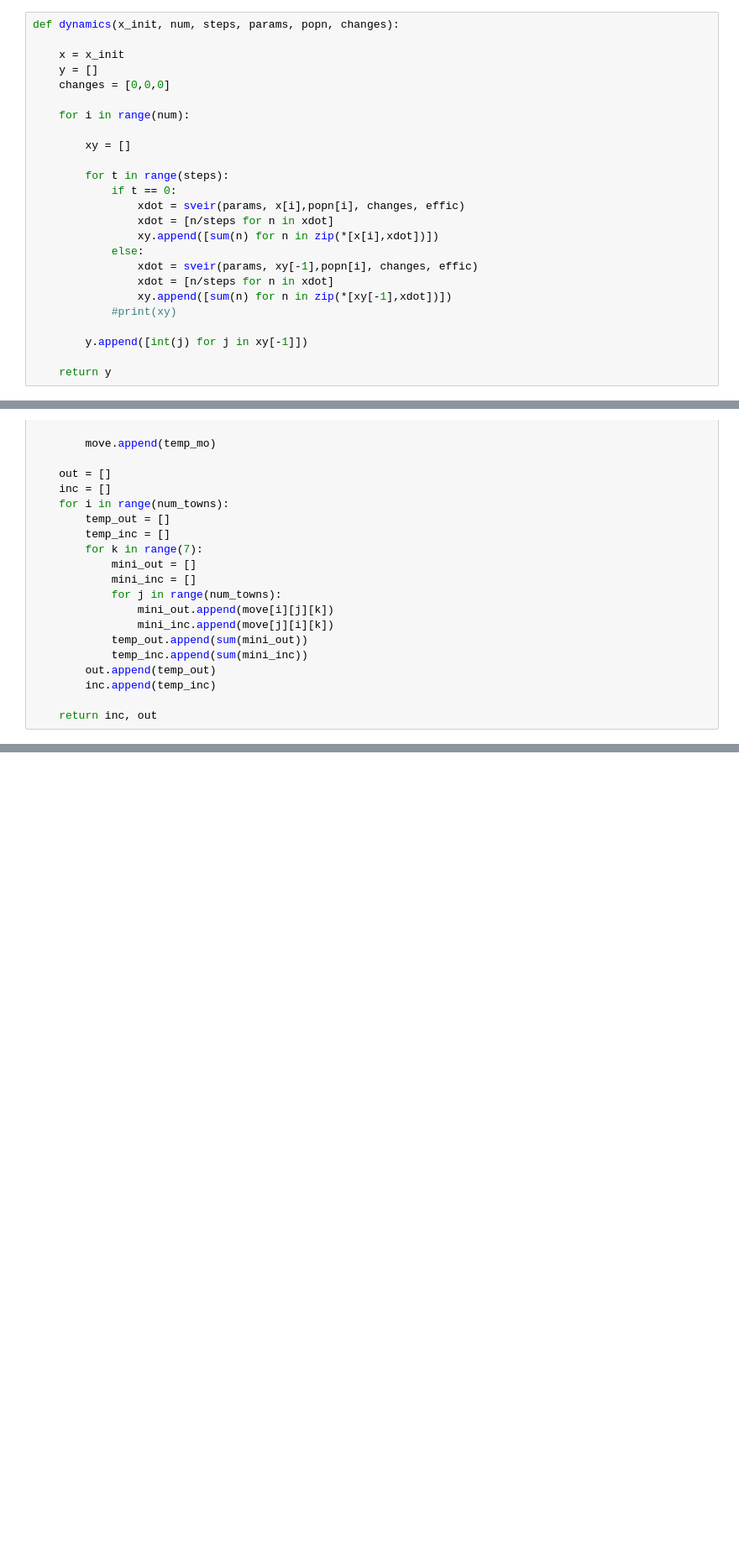
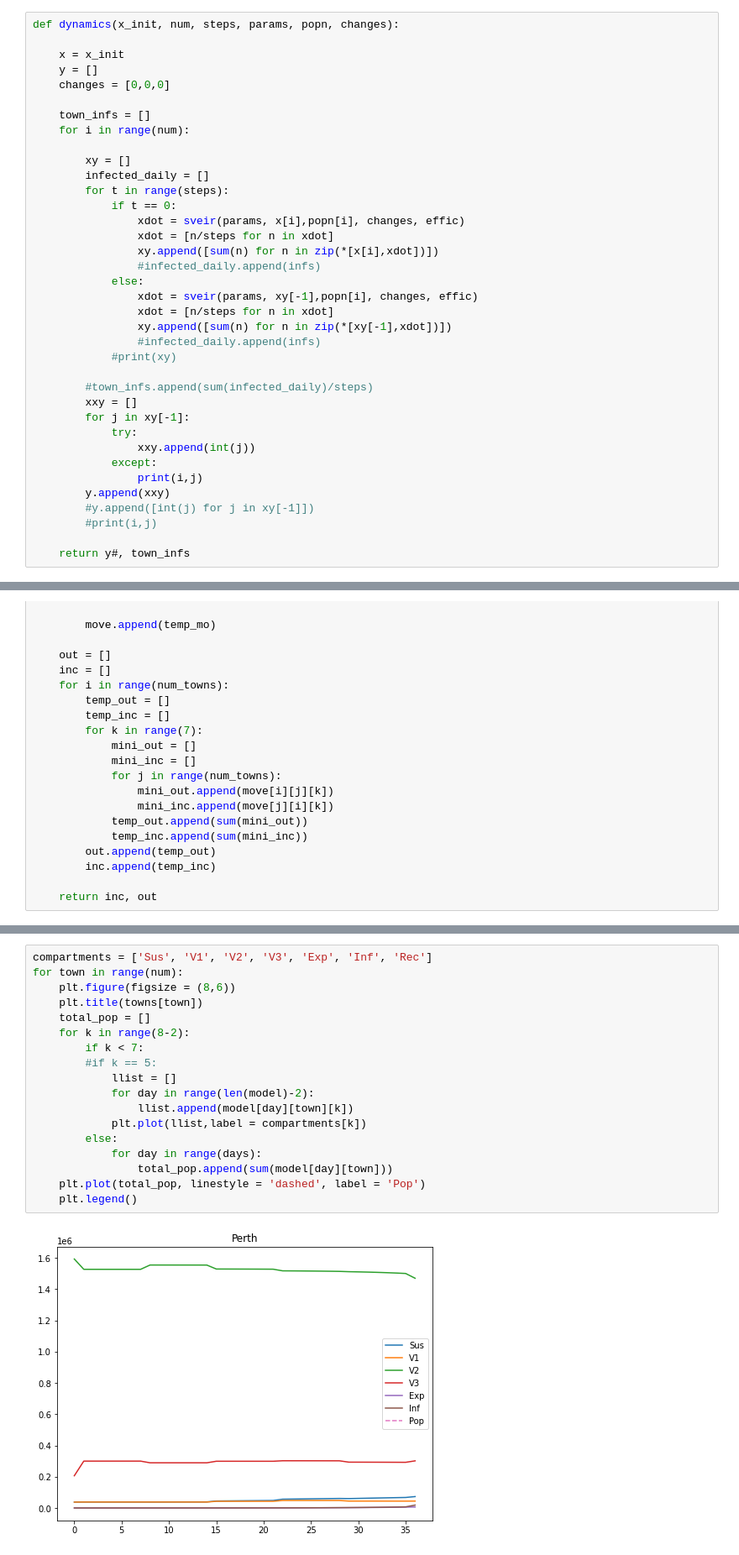
Before and after one commit to yuval-b/covid_thesis, a Jupyter notebook: 8. Discrete Population Compartmental Model.ipynb, the cells around one changed output, grey strips where cells are left out. Shown at 84% size. Drawn from its saved outputs; the diff is of its cells as text; blank space fills up the shorter version.

```diff
--- a/8. Discrete Population Compartmental Model.ipynb
+++ b/8. Discrete Population Compartmental Model.ipynb
@@ -119,24 +121,36 @@ def dynamics(x_init, num, steps, params, popn, changes):
     y = []
     changes = [0,0,0]
 
+    town_infs = []
     for i in range(num):
 
         xy = []
-
+        infected_daily = []
         for t in range(steps):
             if t == 0:
                 xdot = sveir(params, x[i],popn[i], changes, effic)
                 xdot = [n/steps for n in xdot]
                 xy.append([sum(n) for n in zip(*[x[i],xdot])])
+                #infected_daily.append(infs)
             else:
                 xdot = sveir(params, xy[-1],popn[i], changes, effic)
                 xdot = [n/steps for n in xdot]
                 xy.append([sum(n) for n in zip(*[xy[-1],xdot])])
+                #infected_daily.append(infs)
             #print(xy)
 
-        y.append([int(j) for j in xy[-1]])
+        #town_infs.append(sum(infected_daily)/steps)
+        xxy = []
+        for j in xy[-1]:
+            try:
+                xxy.append(int(j))
+            except:
+                print(i,j)
+        y.append(xxy)
+        #y.append([int(j) for j in xy[-1]])
+        #print(i,j)
 
-    return y
+    return y#, town_infs
 # %%
 def movement(x_init, day, num_towns,popn):
 
@@ -241,0 +317,20 @@ for day in range(days):
+# %%
+compartments = ['Sus', 'V1', 'V2', 'V3', 'Exp', 'Inf', 'Rec']
+for town in range(num):
+    plt.figure(figsize = (8,6))
+    plt.title(towns[town])
+    total_pop = []
+    for k in range(8-2):
+        if k < 7:
+        #if k == 5:
+            llist = []
+            for day in range(len(model)-2):
+                llist.append(model[day][town][k])
+            plt.plot(llist,label = compartments[k])
+        else:
+            for day in range(days):
+                total_pop.append(sum(model[day][town]))
+    plt.plot(total_pop, linestyle = 'dashed', label = 'Pop')
+    plt.legend()
+# %% [output]
+[figure, added]
```
Also changed, not shown: parts of 10 cells of this notebook.
